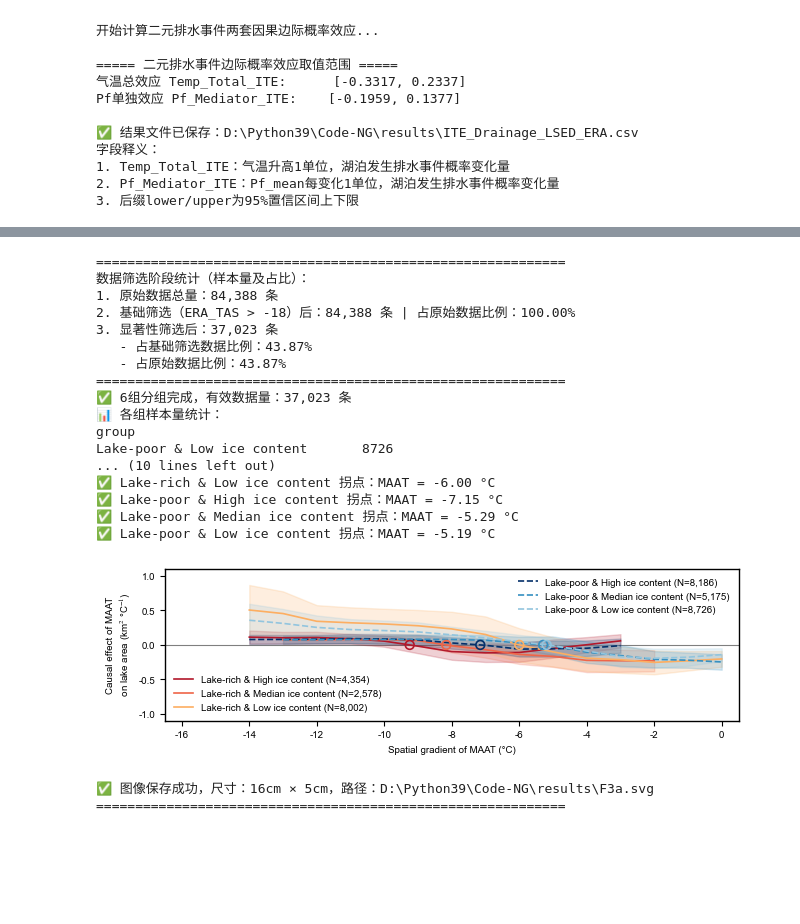
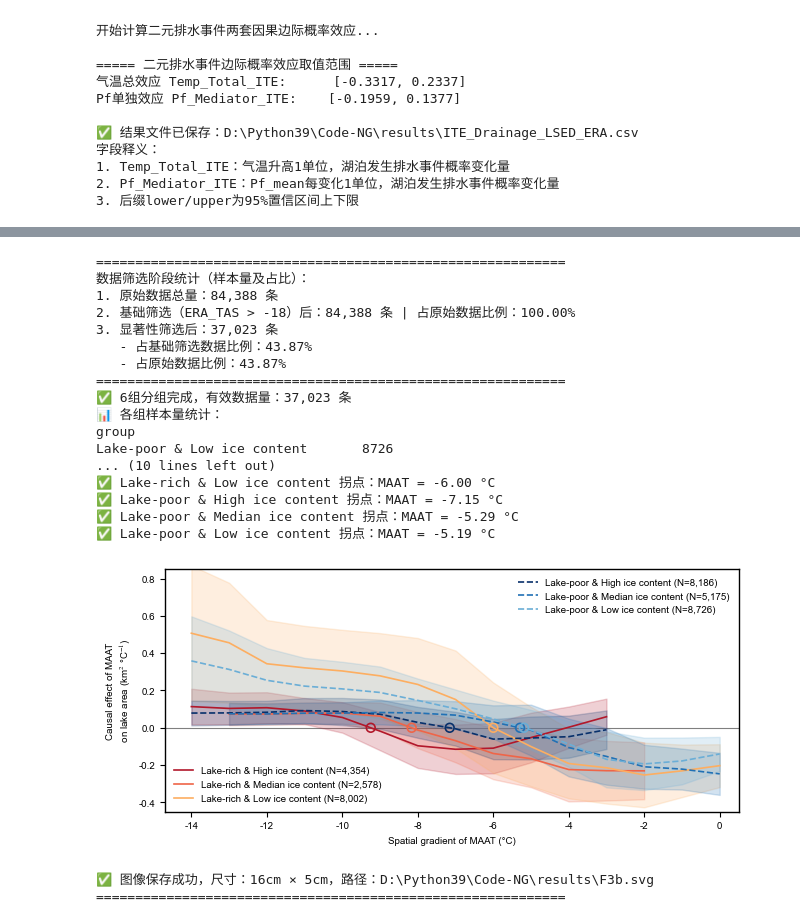
Before and after one commit to syoooo419/DML_for_permafrost_lakes, a Jupyter notebook: DML.ipynb, the cells around one changed output, grey strips where cells are left out. Saved outputs shown, nothing was run; the diff lists cells and outputs as text; code cells hidden in the pictures; blank space fills up the shorter version.

```diff
--- a/DML.ipynb
+++ b/DML.ipynb
@@ -811,9 +518,8 @@ def simple_smooth(data, window=3):
 # ===================== 3. 读取数据 =====================
 # 主趋势数据
 
-df_main = df_main[(df_main['Pf_mean'] < 0)]
-
 df_drain = pd.read_csv(f_path, low_memory=False, encoding="utf-8-sig")
+df_main=df_drain
 df_drain = df_drain[df_drain["drainage_flag"] != 0].copy()
 
 bins = np.arange(-17, 1, 1)
@@ -933,7 +639,7 @@ line_drain, = ax2.plot(
 # ===================== 5. 坐标轴 =====================
 ax.set_xlabel('Spatial bins of MAAT (°C)', fontsize=7)
 ax.set_ylabel("Sum of lake trends\n(km$^{2}$ yr$^{-1}$)", color='black', fontsize=7)
-ax.set_xlim(-16.5, 0.5)
+ax.set_xlim(-15.5, 0.5)
 ax.xaxis.set_major_locator(MultipleLocator(2))
 ax.tick_params(axis='both', labelsize=7)
 
@@ -1171,9 +990,9 @@ if tipping_point is not None:
     )
 
 ax2.set_ylabel('Causal effect of MAAT\n on lake area (km$^{2}$ °C$^{-1}$)', color='#000000')
-ax2_right.set_ylabel('Lake area change along\n MAAT gradient (km$^{2}$)', color='#7b3dc5')
+ax2_right.set_ylabel('Cumulative effect on\nlake area (km$^{2}$)', color='#7b3dc5')
 ax2.set_xlabel('Spatial gradient of MAAT (°C)')
-ax2.set_xlim(-16.5, 0.5)
+ax2.set_xlim(-15.5, 0.5)
 ax2.set_ylim(-0.62, 0.62)
 ax2_right.set_ylim(-3.2, 3.2)
 ax2.xaxis.set_major_locator(MultipleLocator(2))
@@ -1184,15 +1003,9 @@ legend_elements_main = [
     cumsum_line,
     Patch(facecolor='#888888', alpha=0.25, edgecolor=None, label='95% CI')
 ]
-labels_main = ['Causal effect', 'Cumulative effect', '95% CI']
+labels_main = ['Causal effect', 'Cumulative effect', '95% confidence interval']
 leg1 = ax2.legend(legend_elements_main, labels_main, loc='lower left', frameon=False, ncol=1)
 ax2.add_artist(leg1)
-
-if tipping_point is not None and tipping_marker is not None:
-    legend_tip = [
-        Line2D([], [], marker='o', linestyle='', markerfacecolor='none', markeredgecolor='black', markersize=6, label='Tipping point')
-    ]
-    ax2.legend(legend_tip, ['Tipping point'], loc='lower right', frameon=False)
 
 for spine in ax2.spines.values():
     spine.set_linewidth(1)
@@ -1202,7 +1015,7 @@ for spine in ax2_right.spines.values():
 # ===================== 8. 输出  =====================
 
 os.makedirs(output_dir, exist_ok=True)
-save_path = os.path.join(output_dir, "F2b.svg")
+save_path = os.path.join(output_dir, "F2c.svg")
 
 plt.savefig(save_path, format="svg")
 plt.show()
@@ -1462,18 +1275,19 @@ for group_name in group_order:
         print(f"⚠️ 分组 {group_name} 无数据，跳过")
 
 # ===================== 样式配置 =====================
+
 style_config = {
     'Lake-rich & High ice content':   {'color': '#b2182b', 'linestyle': '-'},
     'Lake-rich & Median ice content': {'color': '#ef6548', 'linestyle': '-'},
     'Lake-rich & Low ice content':    {'color': '#fdae61', 'linestyle': '-'},
-    'Lake-poor & High ice content':   {'color': '#05306a', 'linestyle': '--'},
-    'Lake-poor & Median ice content': {'color': '#3690c1', 'linestyle': '--'},
-    'Lake-poor & Low ice content':    {'color': '#92c5de', 'linestyle': '--'}
+    'Lake-poor & High ice content':   {'color': '#08306b', 'linestyle': '--'},
+    'Lake-poor & Median ice content': {'color': '#2171b5', 'linestyle': '--'},
+    'Lake-poor & Low ice content':    {'color': '#6baed6', 'linestyle': '--'}
 }
 
 # ===================== 绘图：尺寸 16cm × 5cm =====================
 fig_width_cm = 18.8
-fig_height_cm = 5
+fig_height_cm = 8
 fig = plt.figure(figsize=(fig_width_cm / 2.54, fig_height_cm / 2.54))
 ax = plt.gca()
 
@@ -1528,45 +1342,45 @@ ax.legend(poor_handles, poor_labels, loc='upper right', frameon=False)
 # 坐标轴设置
 ax.set_xlabel('Spatial gradient of MAAT (°C)')
 ax.set_ylabel('Causal effect of MAAT\n on lake area (km$^{2}$ °C$^{-1}$)')
-ax.set_xlim(-16.5, 0.5)
+ax.set_xlim(-14.7, 0.5)
 ax.xaxis.set_major_locator(MultipleLocator(2))
 ax.axhline(y=0, color='black', linestyle='-', alpha=0.5, zorder=0, linewidth=0.8)
-ax.set_ylim(-1.1, 1.1)
-ax.set_yticks([-1,-0.5,0, 0.5,1])
+ax.set_ylim(-0.45, 0.85)
+#ax.set_yticks([-0.5,0, 0.5,1])
 
 # 统一边框宽度
 for spine in ax.spines.values():
     spine.set_linewidth(1)
 
 # ===================== 输出路径 =====================
 
 os.makedirs(output_dir, exist_ok=True)
-save_path = os.path.join(output_dir, "F3a.svg")
+save_path = os.path.join(output_dir, "F3b.svg")
 plt.savefig(save_path, format="svg", bbox_inches='tight')
 plt.show()
 plt.close()
 
 # ===================== 控制台输出 =====================
 print(f"\n✅ 图像保存成功，尺寸：16cm × 5cm，路径：{save_path}")
 print("="*60)
 # %% [output]
 ============================================================
 数据筛选阶段统计（样本量及占比）：
 1. 原始数据总量：84,388 条
 2. 基础筛选（ERA_TAS > -18）后：84,388 条 | 占原始数据比例：100.00%
 3. 显著性筛选后：37,023 条
    - 占基础筛选数据比例：43.87%
    - 占原始数据比例：43.87%
 ============================================================
 ✅ 6组分组完成，有效数据量：37,023 条
 📊 各组样本量统计：
 group
 Lake-poor & Low ice content       8726
 ... (10 lines left out)
 ✅ Lake-rich & Low ice content 拐点：MAAT = -6.00 °C
 ✅ Lake-poor & High ice content 拐点：MAAT = -7.15 °C
 ✅ Lake-poor & Median ice content 拐点：MAAT = -5.29 °C
 ✅ Lake-poor & Low ice content 拐点：MAAT = -5.19 °C
-[figure, old version]
+[figure, new version]
-✅ 图像保存成功，尺寸：16cm × 5cm，路径：D:\Python39\Code-NG\results\F3a.svg
+✅ 图像保存成功，尺寸：16cm × 5cm，路径：D:\Python39\Code-NG\results\F3b.svg
 ============================================================
```
Also changed, not shown: parts of 10 cells of this notebook.
